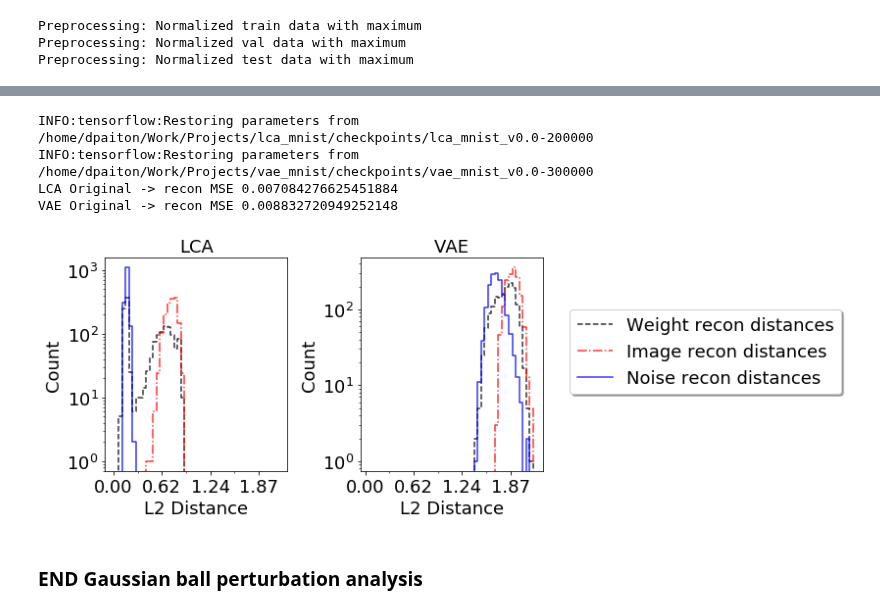
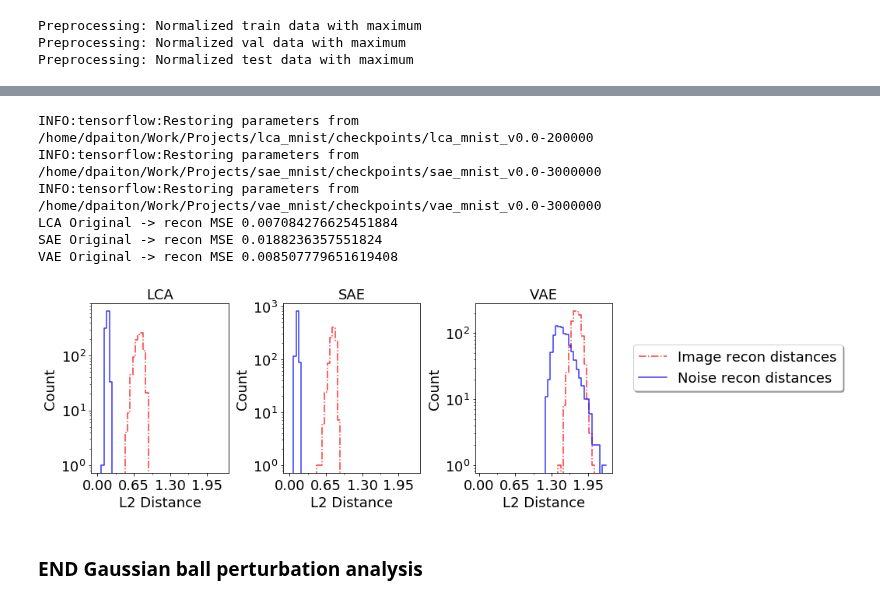
Before and after one commit to dpaiton/DeepSparseCoding, a Jupyter notebook: vis_iso_contours.ipynb, the cells around one changed output, grey strips where cells are left out. Drawn from its saved outputs; the diff is of its cells as text; code cells hidden in the pictures.

```diff
--- a/vis_iso_contours.ipynb
+++ b/vis_iso_contours.ipynb
@@ -134,8 +139,8 @@ lca_evals = lca_analyzer.evaluate_model(stimulus_set, ["inference/activity:0", "
 lca_activations = lca_evals["inference/activity:0"]
 lca_recons = lca_evals["output/reconstruction:0"]
 
-sae_evals = sae_analyzer.evaluate_model(stimulus_set, ["inference/activity:0", "output/reconstruction:0"])
-sae_activations = sae_evals["inference/activity:0"]
+sae_evals = sae_analyzer.evaluate_model(stimulus_set, ["inference/activations:0", "output/reconstruction:0"])
+sae_activations = sae_evals["inference/activations:0"]#activity:0"]
 sae_recons = sae_evals["output/reconstruction:0"]
 
 vae_evals = vae_analyzer.evaluate_model(stimulus_set, ["inference/activity:0", "output/reconstruction:0"])
@@ -147,9 +152,11 @@ print("SAE Original -> recon MSE", mse(stimulus_set[0], sae_recons[0]))
 print("VAE Original -> recon MSE", mse(stimulus_set[0], vae_recons[0]))
 # %% [output]
 INFO:tensorflow:Restoring parameters from /home/dpaiton/Work/Projects/lca_mnist/checkpoints/lca_mnist_v0.0-200000
-INFO:tensorflow:Restoring parameters from /home/dpaiton/Work/Projects/vae_mnist/checkpoints/vae_mnist_v0.0-300000
+INFO:tensorflow:Restoring parameters from /home/dpaiton/Work/Projects/sae_mnist/checkpoints/sae_mnist_v0.0-3000000
+INFO:tensorflow:Restoring parameters from /home/dpaiton/Work/Projects/vae_mnist/checkpoints/vae_mnist_v0.0-3000000
 LCA Original -> recon MSE 0.007084276625451884
-VAE Original -> recon MSE 0.008832720949252148
+SAE Original -> recon MSE 0.0188236357551824
+VAE Original -> recon MSE 0.008507779651619408
 # %%
 l2_dist = lambda x,y: np.sqrt(np.sum(np.square(x-y)))
 
@@ -182,7 +189,7 @@ min_dist = 0.0 # np.min(total_distances)
 max_dist = np.max(total_distances)
 bins = np.linspace(min_dist, max_dist, num_bins)
 
-fig = plt.figure(figsize=(8,4))
+fig = plt.figure(figsize=(12,4))
 
 gs = gridspec.GridSpec(1, 3, wspace=wspace)
 
@@ -192,12 +199,16 @@ gs = gridspec.GridSpec(1, 3, wspace=wspace)
 #vae_enc_hist = np.histogram(vae_enc_distances, bins=bins)[0]
 
 ax = plt.subplot(gs[0])
-lca_weight_rec_hist, bin_edges = np.histogram(lca_rec_distances[:num_weights], bins=bins)
-lca_image_rec_hist = np.histogram(lca_rec_distances[num_weights:num_weights+num_images], bins=bins)[0]
-lca_noise_rec_hist = np.histogram(lca_rec_distances[num_weights+num_images:], bins=bins)[0]
+
+#lca_weight_rec_hist, bin_edges = np.histogram(lca_rec_distances[:num_weights], bins=bins)
+#lca_image_rec_hist = np.histogram(lca_rec_distances[num_weights:num_weights+num_images], bins=bins)[0]
+#lca_noise_rec_hist = np.histogram(lca_rec_distances[num_weights+num_images:], bins=bins)[0]
+lca_image_rec_hist, bin_edges = np.histogram(lca_rec_distances[:num_images], bins=bins)
+lca_noise_rec_hist = np.histogram(lca_rec_distances[num_images:], bins=bins)[0]
+
 bin_left, bin_right = bin_edges[:-1], bin_edges[1:]
 bin_centers = bin_left + (bin_right - bin_left)/2
-ax.plot(bin_left, lca_weight_rec_hist, color='k', alpha=line_alpha, linestyle="--", drawstyle="steps-mid", label="Weight recon distances")
+#ax.plot(bin_left, lca_weight_rec_hist, color='k', alpha=line_alpha, linestyle="--", drawstyle="steps-mid", label="Weight recon distances")
 ax.plot(bin_left, lca_image_rec_hist, color='r', alpha=line_alpha, linestyle="-.", drawstyle="steps-mid", label="Image recon distances")
 ax.plot(bin_left, lca_noise_rec_hist, color='b', alpha=line_alpha, linestyle="-", drawstyle="steps-mid", label="Noise recon distances")
 #ax.set_aspect("equal")
@@ -211,49 +222,58 @@ ax.set_title("LCA", fontsize=fontsize)
 ax.tick_params("both", labelsize=fontsize)
 
 ax = plt.subplot(gs[1])
-sae_weight_rec_hist, bin_edges = np.histogram(sae_rec_distances[:num_weights], bins=bins)
-sae_image_rec_hist = np.histogram(sae_rec_distances[num_weights:num_weights+num_images], bins=bins)[0]
-sae_noise_rec_hist = np.histogram(sae_rec_distances[num_weights+num_images:], bins=bins)[0]
-bin_left, bin_right = bin_edges[:-1], bin_edges[1:]
-bin_centers = bin_left + (bin_right - bin_left)/2
-ax.plot(bin_left, sae_weight_rec_hist, color='k', alpha=line_alpha, linestyle="--", drawstyle="steps-mid", label="Weight recon distances")
+
+#sae_weight_rec_hist, bin_edges = np.histogram(sae_rec_distances[:num_weights], bins=bins)
+#sae_image_rec_hist = np.histogram(sae_rec_distances[num_weights:num_weights+num_images], bins=bins)[0]
+#sae_noise_rec_hist = np.histogram(sae_rec_distances[num_weights+num_images:], bins=bins)[0]
+sae_image_rec_hist = np.histogram(sae_rec_distances[:num_images], bins=bins)[0]
+sae_noise_rec_hist = np.histogram(sae_rec_distances[num_images:], bins=bins)[0]
+
+#bin_left, bin_right = bin_edges[:-1], bin_edges[1:]
+#bin_centers = bin_left + (bin_right - bin_left)/2
+#ax.plot(bin_left, sae_weight_rec_hist, color='k', alpha=line_alpha, linestyle="--", drawstyle="steps-mid", label="Weight recon distances")
 ax.plot(bin_left, sae_image_rec_hist, color='r', alpha=line_alpha, linestyle="-.", drawstyle="steps-mid", label="Image recon distances")
 ax.plot(bin_left, sae_noise_rec_hist, color='b', alpha=line_alpha, linestyle="-", drawstyle="steps-mid", label="Noise recon distances")
 #ax.set_aspect("equal")
 ax.set_xticks(bin_left[::14], minor=False)
 ax.set_xticks(bin_left[::7], minor=True)
 ax.xaxis.set_major_formatter(FormatStrFormatter("%0.2f"))
 ax.set_yscale("log", nonposy='clip')
 ax.set_xlabel("L2 Distance", fontsize=fontsize)
 ax.set_ylabel("Count", fontsize=fontsize)
 ax.set_title("SAE", fontsize=fontsize)
 ax.tick_params("both", labelsize=fontsize)
 
 ax = plt.subplot(gs[2])
-vae_weight_rec_hist = np.histogram(vae_rec_distances[:num_weights], bins=bins)[0]
-vae_image_rec_hist = np.histogram(vae_rec_distances[num_weights:num_weights+num_images], bins=bins)[0]
-vae_noise_rec_hist = np.histogram(vae_rec_distances[num_weights+num_images:], bins=bins)[0]
-ax.plot(bin_right, vae_weight_rec_hist, color='k', alpha=line_alpha, linestyle="--", drawstyle="steps-mid", label="Weight recon distances")
+
+#vae_weight_rec_hist = np.histogram(vae_rec_distances[:num_weights], bins=bins)[0]
+#vae_image_rec_hist = np.histogram(vae_rec_distances[num_weights:num_weights+num_images], bins=bins)[0]
+#vae_noise_rec_hist = np.histogram(vae_rec_distances[num_weights+num_images:], bins=bins)[0]
+vae_image_rec_hist  = np.histogram(vae_rec_distances[:num_images], bins=bins)[0]
+vae_noise_rec_hist = np.histogram(vae_rec_distances[num_images:], bins=bins)[0]
+
+#ax.plot(bin_right, vae_weight_rec_hist, color='k', alpha=line_alpha, linestyle="--", drawstyle="steps-mid", label="Weight recon distances")
 ax.plot(bin_right, vae_image_rec_hist, color='r', alpha=line_alpha, linestyle="-.", drawstyle="steps-mid", label="Image recon distances")
 ax.plot(bin_right, vae_noise_rec_hist, color='b', alpha=line_alpha, linestyle="-", drawstyle="steps-mid", label="Noise recon distances")
 #ax.set_aspect("equal")
 ax.set_xticks(bin_left[::14], minor=False)
 ax.set_xticks(bin_left[::7], minor=True)
 ax.xaxis.set_major_formatter(FormatStrFormatter("%0.2f"))
 ax.set_xlabel("L2 Distance", fontsize=fontsize)
 ax.set_ylabel("Count", fontsize=fontsize)
 ax.set_yscale("log", nonposy='clip')
 ax.set_title("VAE", fontsize=fontsize)
 ax.tick_params("both", labelsize=fontsize)
 
 ax.legend(fontsize=fontsize, fancybox=True, shadow=True, bbox_to_anchor=(1.1, 0.8))
 
 plt.show()
 
 fig.savefig(lca_analyzer.analysis_out_dir+"/vis/network_noise_perturbation_hist.png")
+fig.savefig(sae_analyzer.analysis_out_dir+"/vis/network_noise_perturbation_hist.png")
 fig.savefig(vae_analyzer.analysis_out_dir+"/vis/network_noise_perturbation_hist.png")
 # %% [output]
-[figure, old version]
+[figure, new version]
 # %% [markdown]
 ### END Gaussian ball perturbation analysis
 # %%
```
Also changed, not shown: parts of 3 cells of this notebook, 24 other files.
